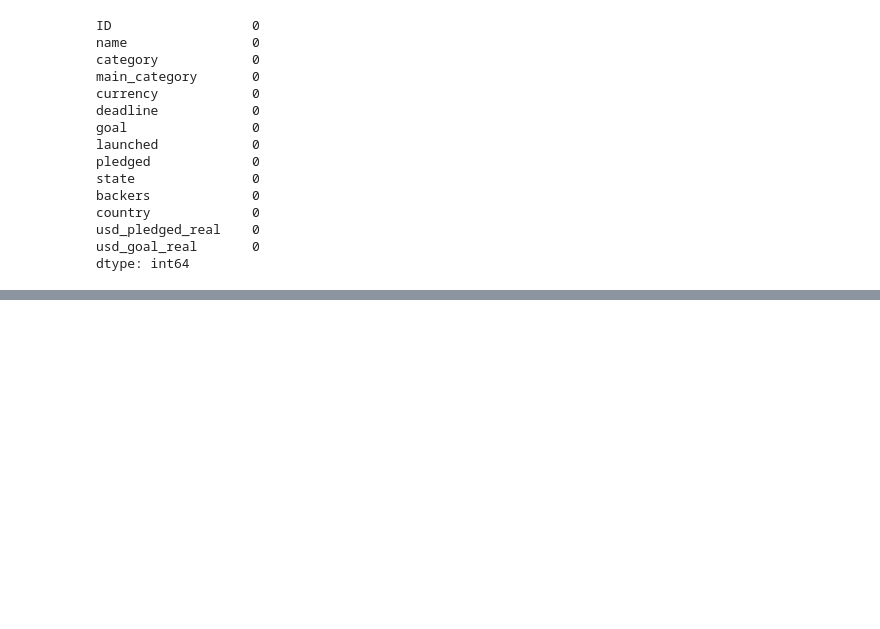
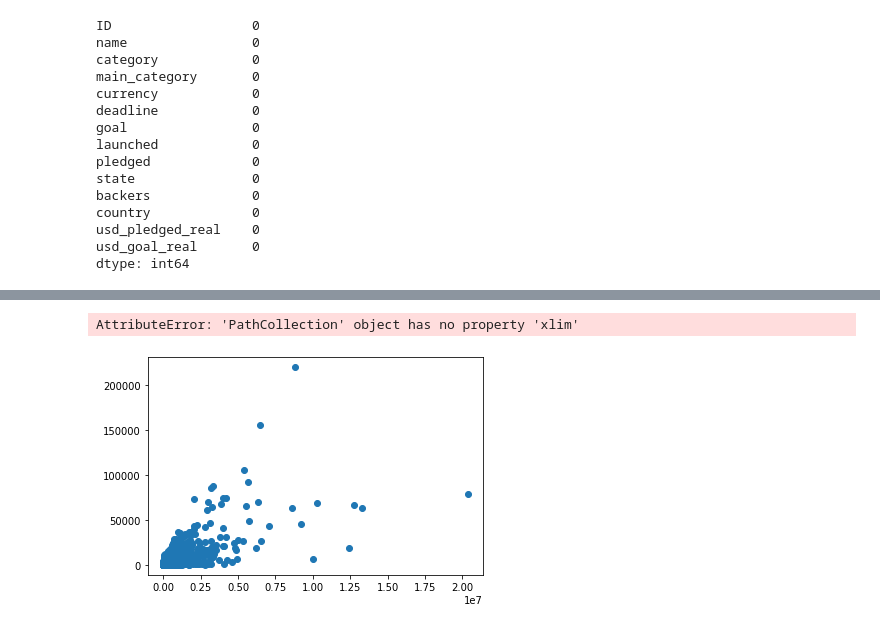
Before and after one commit to paulaked/data25-visualisations, a Jupyter notebook: Startups Data.ipynb, the cells around one changed output, grey strips where cells are left out. Saved outputs shown, nothing was run; the diff lists cells and outputs as text; code cells hidden in the pictures; blank space fills up the shorter version.

```diff
--- a/Startups Data.ipynb
+++ b/Startups Data.ipynb
@@ -135,0 +190,6 @@ dtype: int64
+# %%
+graph1 = plt.scatter(x,y)
+graph1.set(xlim=(0,1.25), ylim=(0,100000))
+# %% [output]
+AttributeError: 'PathCollection' object has no property 'xlim'
+[figure, added]
```
Also changed, not shown: parts of 29 cells of this notebook.
